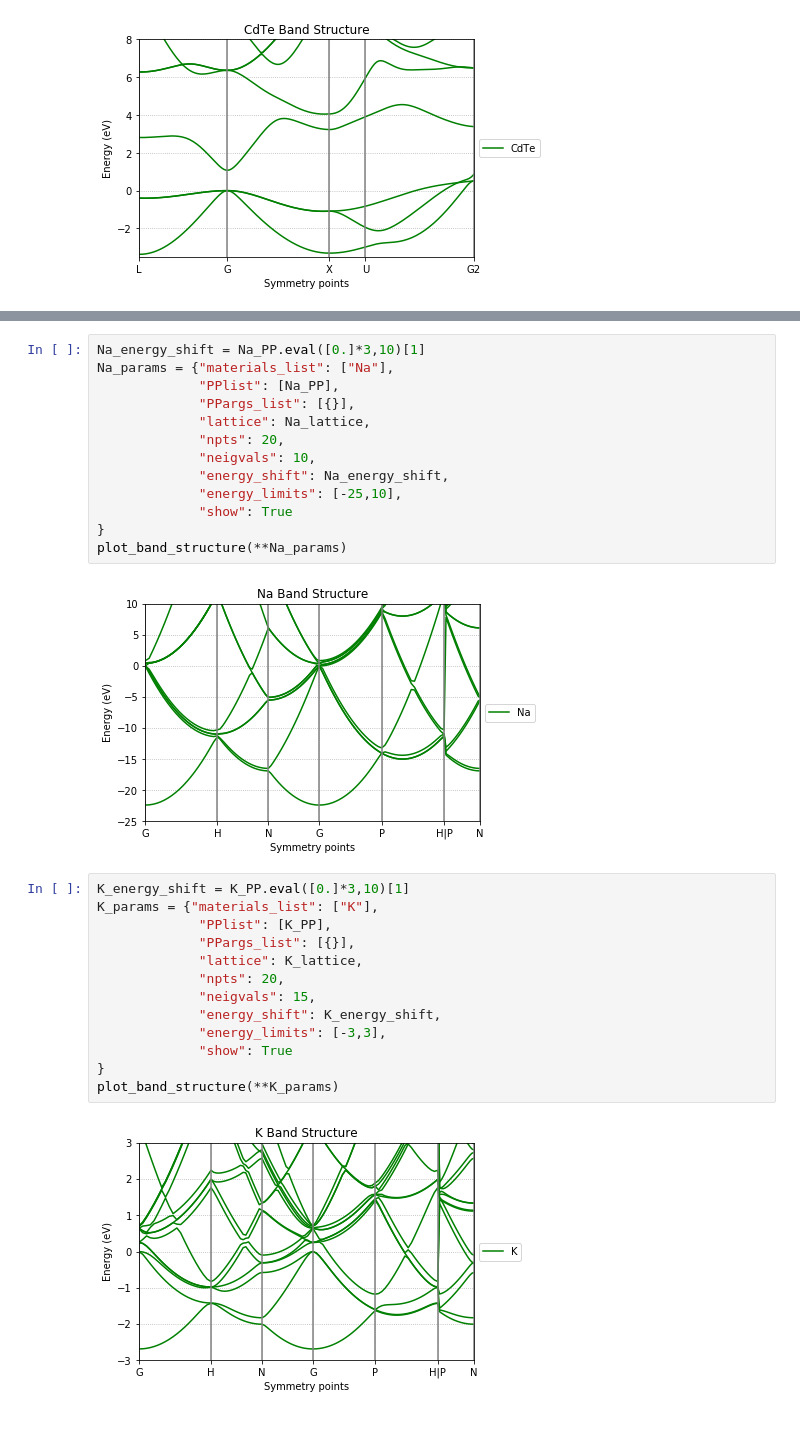
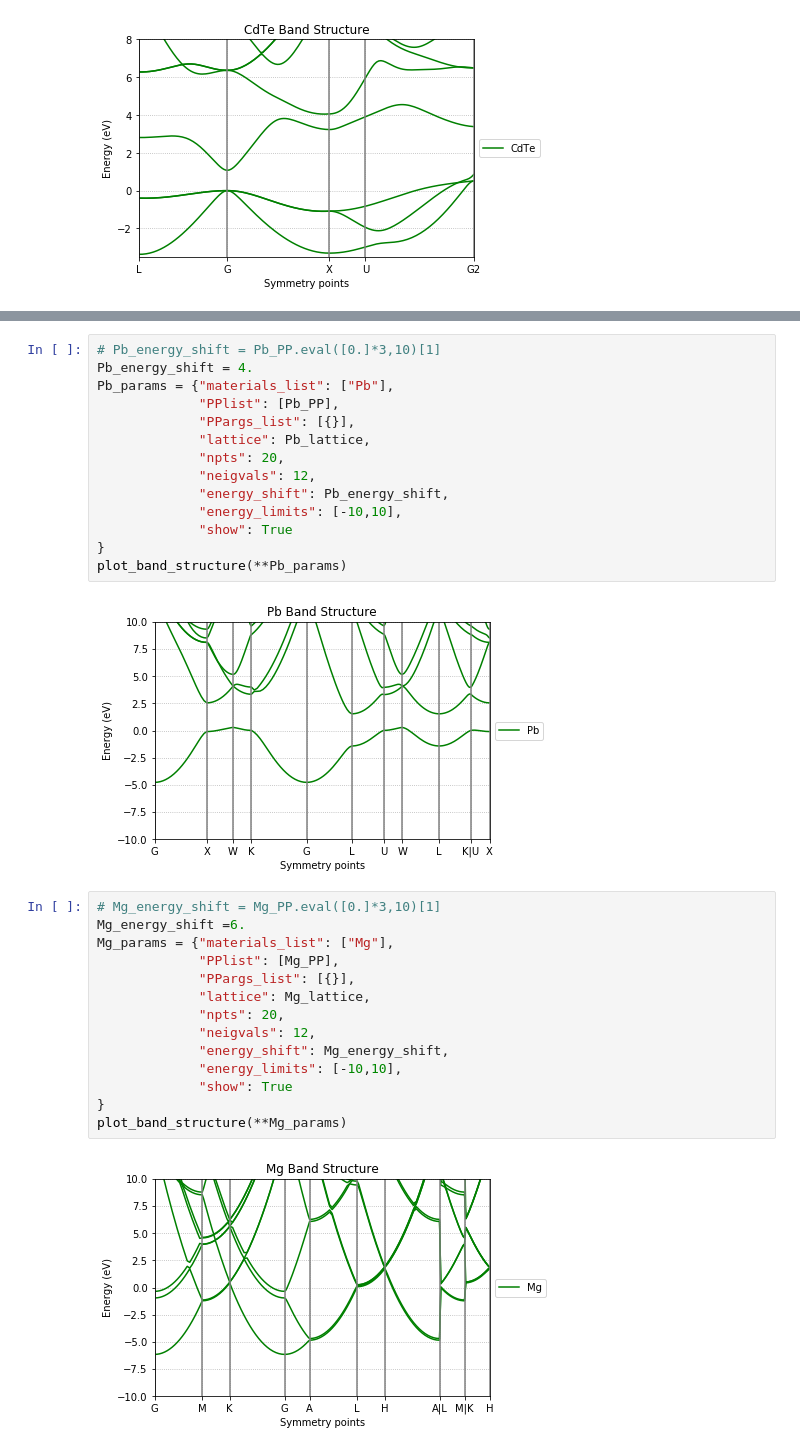
Before and after one commit to jerjorg/bzi_3D, a Jupyter notebook: notebooks/PP Plots.ipynb, the cells around one changed output, grey strips where cells are left out. Drawn from its saved outputs; the diff is of its cells as text.

```diff
--- a/notebooks/PP Plots.ipynb
+++ b/notebooks/PP Plots.ipynb
@@ -250,31 +373,33 @@ plot_band_structure(**Li_params)
 # %%
-Na_energy_shift = Na_PP.eval([0.]*3,10)[1]
-Na_params = {"materials_list": ["Na"],
-             "PPlist": [Na_PP],
+# Pb_energy_shift = Pb_PP.eval([0.]*3,10)[1]
+Pb_energy_shift = 4.
+Pb_params = {"materials_list": ["Pb"],
+             "PPlist": [Pb_PP],
              "PPargs_list": [{}],
-             "lattice": Na_lattice,
+             "lattice": Pb_lattice,
              "npts": 20,
-             "neigvals": 10,
-             "energy_shift": Na_energy_shift,
-             "energy_limits": [-25,10],
+             "neigvals": 12,
+             "energy_shift": Pb_energy_shift,
+             "energy_limits": [-10,10],
              "show": True
 }
-plot_band_structure(**Na_params)
+plot_band_structure(**Pb_params)
 # %% [output]
-[figure, old version]
+[figure, new version]
 # %%
-K_energy_shift = K_PP.eval([0.]*3,10)[1]
-K_params = {"materials_list": ["K"],
-             "PPlist": [K_PP],
+# Mg_energy_shift = Mg_PP.eval([0.]*3,10)[1]
+Mg_energy_shift =6.
+Mg_params = {"materials_list": ["Mg"],
+             "PPlist": [Mg_PP],
              "PPargs_list": [{}],
-             "lattice": K_lattice,
+             "lattice": Mg_lattice,
              "npts": 20,
-             "neigvals": 15,
-             "energy_shift": K_energy_shift,
-             "energy_limits": [-3,3],
+             "neigvals": 12,
+             "energy_shift": Mg_energy_shift,
+             "energy_limits": [-10,10],
              "show": True
 }
-plot_band_structure(**K_params)
+plot_band_structure(**Mg_params)
 # %% [output]
-[figure, old version]
+[figure, new version]
 # %%
```
Also changed, not shown: parts of 18 cells of this notebook, 10 other files.
